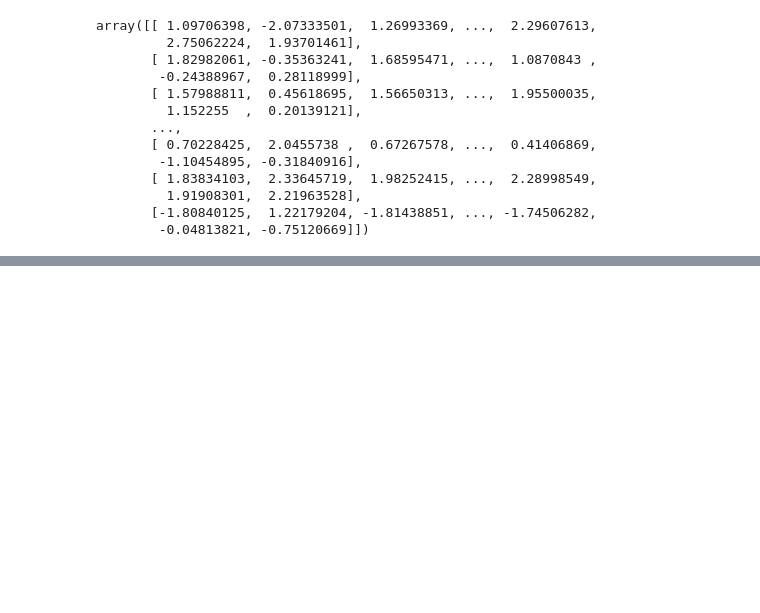
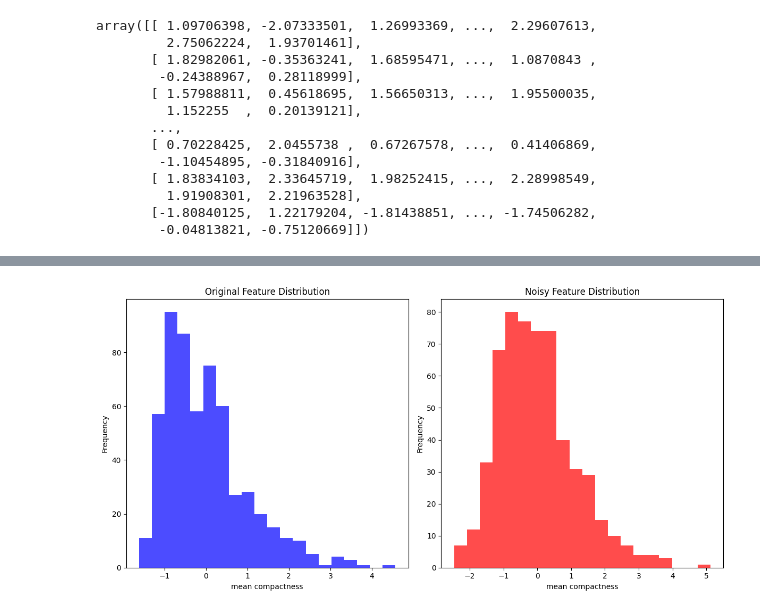
Before and after one commit to Helia-Karisani/evaluating-classification-models, a Jupyter notebook: evaluating-classification-models.ipynb, the cells around one changed output, grey strips where cells are left out. Cells and saved outputs as stored; diff of their text form; code cells hidden in the pictures; blank space fills up the shorter version.

Commit message:
plotting noisy and noise-free data

```diff
--- a/evaluating-classification-models.ipynb
+++ b/evaluating-classification-models.ipynb
@@ -83,0 +107,22 @@ df_noisy = pd.DataFrame(X_noisy, columns=feature_names)
+# %%
+# plotting the noisy and noise-free data
+plt.figure(figsize=(12, 6))
+
+# original Feature Distribution (Noise-Free)
+plt.subplot(1, 2, 1)
+plt.hist(df[feature_names[5]], bins=20, alpha=0.7, color='blue', label='Original')
+plt.title('Original Feature Distribution')
+plt.xlabel(feature_names[5])
+plt.ylabel('Frequency')
+
+# noisy Feature Distribution
+plt.subplot(1, 2, 2)
+plt.hist(df_noisy[feature_names[5]], bins=20, alpha=0.7, color='red', label='Noisy')
+plt.title('Noisy Feature Distribution')
+plt.xlabel(feature_names[5])
+plt.ylabel('Frequency')
+
+plt.tight_layout()  # ensures proper spacing between subplots
+plt.show()
+# %% [output]
+[figure, added]
```
Also changed, not shown: parts of 4 cells of this notebook.
